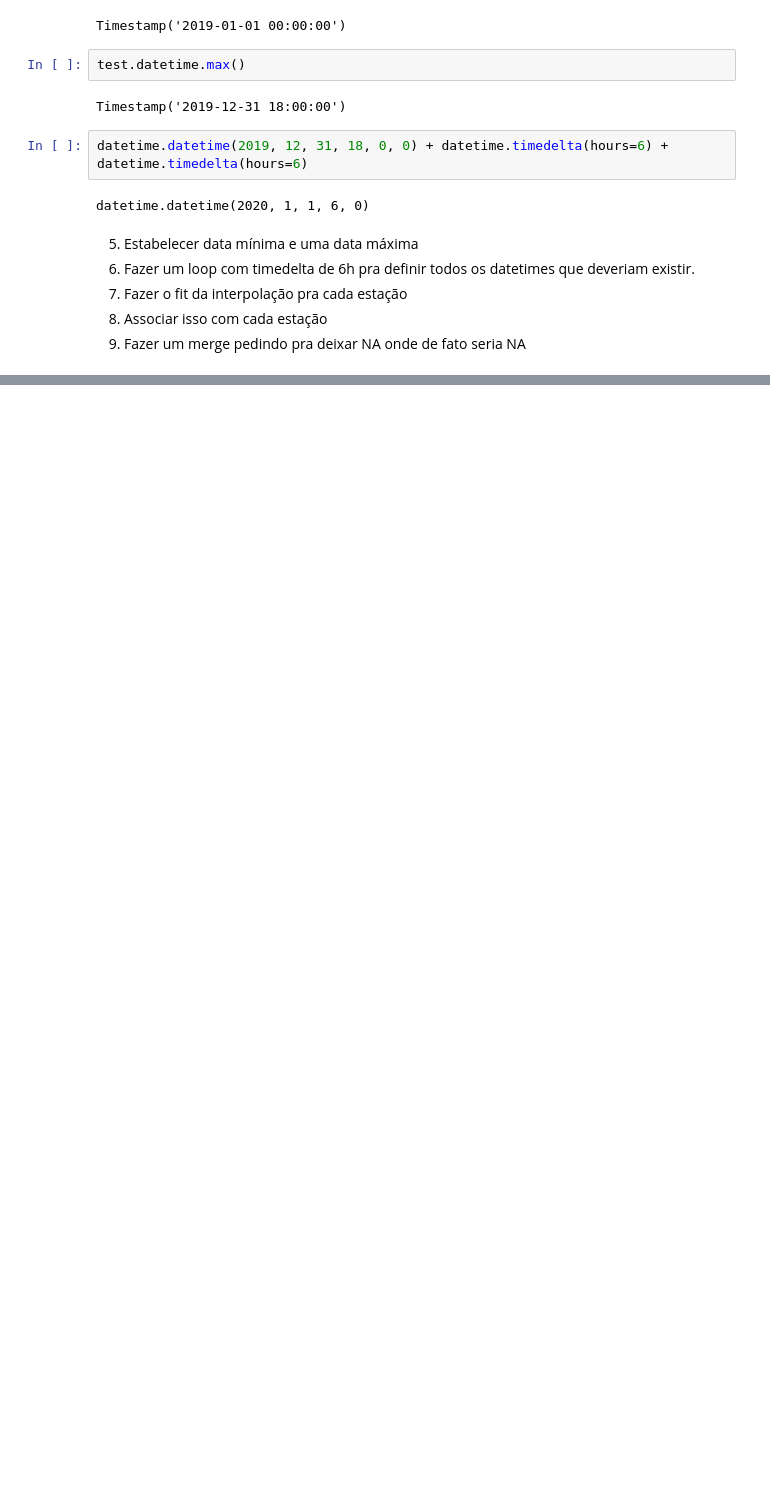
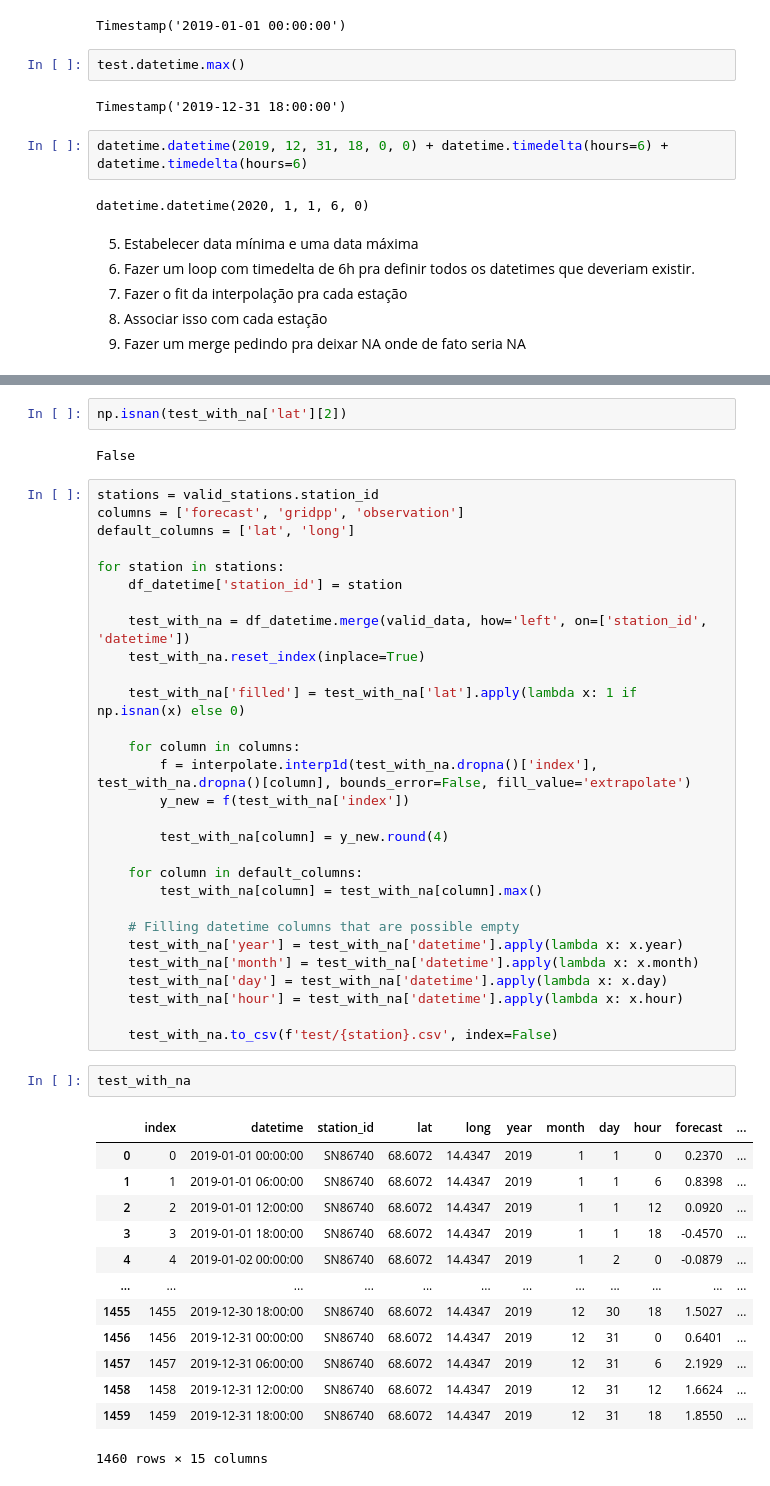
Before and after one commit to garaujo94/msc_postprocessing_weather, a Jupyter notebook: notebooks/graphs/02 - Filling missing values.ipynb, the cells around one changed output, grey strips where cells are left out. Saved outputs shown, nothing was run; the diff lists cells and outputs as text; blank space fills up the shorter version.

Commit message:
Filling NA with interpolation

```diff
--- a/notebooks/graphs/02 - Filling missing values.ipynb
+++ b/notebooks/graphs/02 - Filling missing values.ipynb
@@ -175,0 +205,49 @@ datetime.datetime(2020, 1, 1, 6, 0)
+# %%
+np.isnan(test_with_na['lat'][2])
+# %% [output]
+False
+# %%
+stations = valid_stations.station_id
+columns = ['forecast', 'gridpp', 'observation']
+default_columns = ['lat', 'long']
+
+for station in stations:
+    df_datetime['station_id'] = station
+
+    test_with_na = df_datetime.merge(valid_data, how='left', on=['station_id', 'datetime'])
+    test_with_na.reset_index(inplace=True)
+
+    test_with_na['filled'] = test_with_na['lat'].apply(lambda x: 1 if np.isnan(x) else 0)
+
+    for column in columns:
+        f = interpolate.interp1d(test_with_na.dropna()['index'], test_with_na.dropna()[column], bounds_error=False, fill_value='extrapolate')
+        y_new = f(test_with_na['index'])
+
+        test_with_na[column] = y_new.round(4)
+
+    for column in default_columns:
+        test_with_na[column] = test_with_na[column].max()
+
+    # Filling datetime columns that are possible empty
+    test_with_na['year'] = test_with_na['datetime'].apply(lambda x: x.year)
+    test_with_na['month'] = test_with_na['datetime'].apply(lambda x: x.month)
+    test_with_na['day'] = test_with_na['datetime'].apply(lambda x: x.day)
+    test_with_na['hour'] = test_with_na['datetime'].apply(lambda x: x.hour)
+
+    test_with_na.to_csv(f'test/{station}.csv', index=False)
+# %%
+test_with_na
+# %% [output]
+|  | index | datetime | station_id | lat | long | year | month | day | hour | forecast | ... |
+| 0 | 0 | 2019-01-01 00:00:00 | SN86740 | 68.6072 | 14.4347 | 2019 | 1 | 1 | 0 | 0.2370 | ... |
+| 1 | 1 | 2019-01-01 06:00:00 | SN86740 | 68.6072 | 14.4347 | 2019 | 1 | 1 | 6 | 0.8398 | ... |
+| 2 | 2 | 2019-01-01 12:00:00 | SN86740 | 68.6072 | 14.4347 | 2019 | 1 | 1 | 12 | 0.0920 | ... |
+| 3 | 3 | 2019-01-01 18:00:00 | SN86740 | 68.6072 | 14.4347 | 2019 | 1 | 1 | 18 | -0.4570 | ... |
+| 4 | 4 | 2019-01-02 00:00:00 | SN86740 | 68.6072 | 14.4347 | 2019 | 1 | 2 | 0 | -0.0879 | ... |
+| ... | ... | ... | ... | ... | ... | ... | ... | ... | ... | ... | ... |
+| 1455 | 1455 | 2019-12-30 18:00:00 | SN86740 | 68.6072 | 14.4347 | 2019 | 12 | 30 | 18 | 1.5027 | ... |
+| 1456 | 1456 | 2019-12-31 00:00:00 | SN86740 | 68.6072 | 14.4347 | 2019 | 12 | 31 | 0 | 0.6401 | ... |
+| 1457 | 1457 | 2019-12-31 06:00:00 | SN86740 | 68.6072 | 14.4347 | 2019 | 12 | 31 | 6 | 2.1929 | ... |
+| 1458 | 1458 | 2019-12-31 12:00:00 | SN86740 | 68.6072 | 14.4347 | 2019 | 12 | 31 | 12 | 1.6624 | ... |
+| 1459 | 1459 | 2019-12-31 18:00:00 | SN86740 | 68.6072 | 14.4347 | 2019 | 12 | 31 | 18 | 1.8550 | ... |
+1460 rows × 15 columns
```
Also changed, not shown: parts of 8 cells of this notebook.
